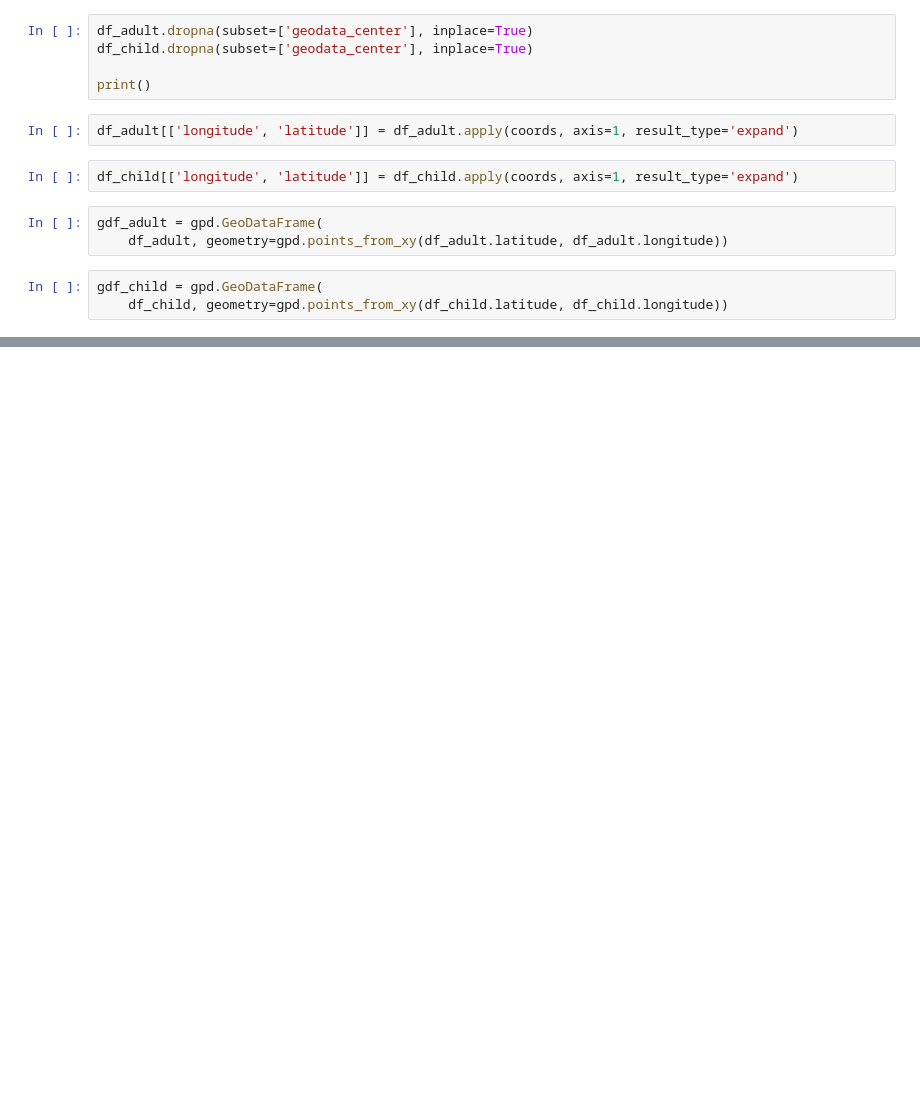
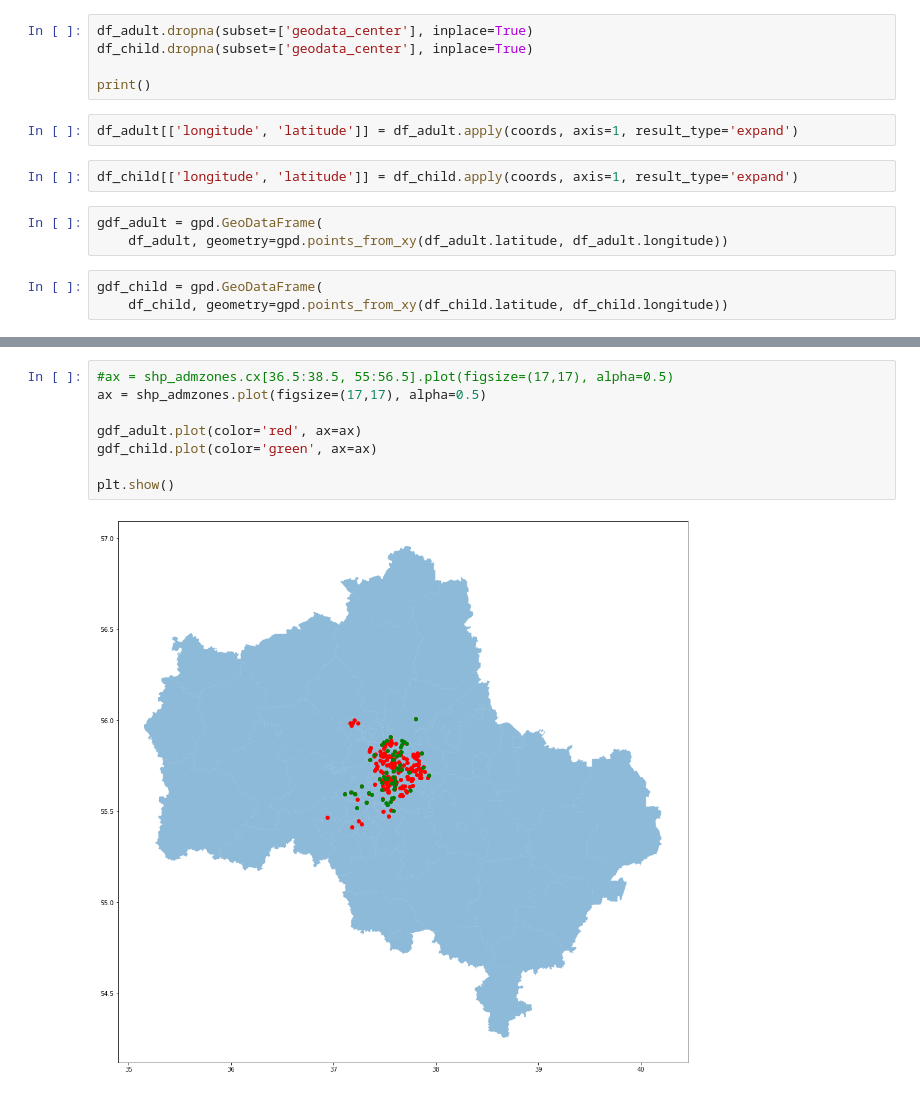
Before and after one commit to Femt0S/leaders2021, a Jupyter notebook: case_6.ipynb, the cells around one changed output, grey strips where cells are left out. Cells and saved outputs as stored; diff of their text form; blank space fills up the shorter version.

```diff
--- a/case_6.ipynb
+++ b/case_6.ipynb
@@ -425,0 +429,10 @@ plt.show()
+# %%
+#ax = shp_admzones.cx[36.5:38.5, 55:56.5].plot(figsize=(17,17), alpha=0.5)
+ax = shp_admzones.plot(figsize=(17,17), alpha=0.5)
+
+gdf_adult.plot(color='red', ax=ax)
+gdf_child.plot(color='green', ax=ax)
+
+plt.show()
+# %% [output]
+[figure, added]
```
Also changed, not shown: parts of 11 cells of this notebook, 1 other file.
